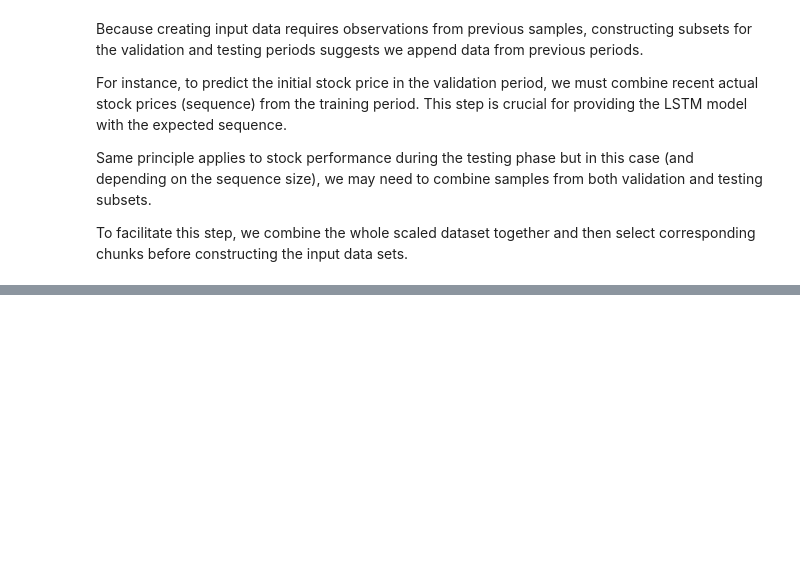
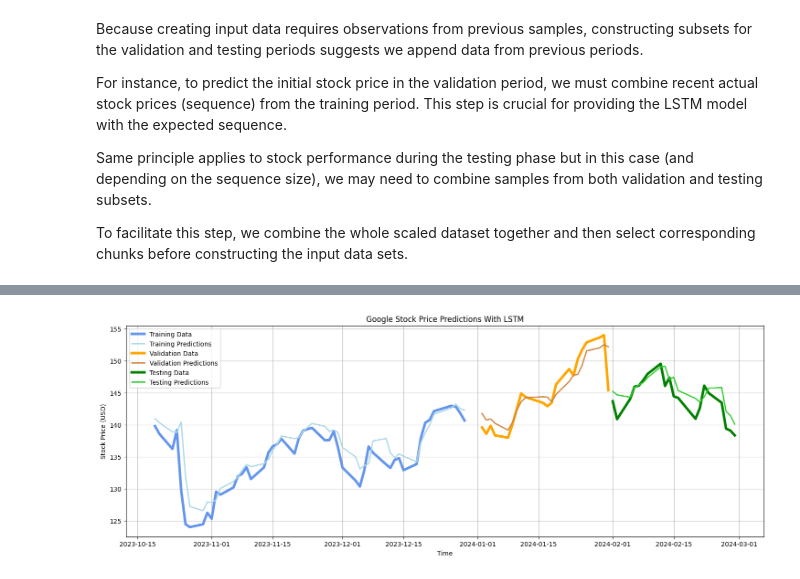
Before and after one commit to sinanw/lstm-stock-price-prediction, a Jupyter notebook: notebooks/3-model-training.ipynb, the cells around one changed output, grey strips where cells are left out. Saved outputs shown, nothing was run; the diff lists cells and outputs as text; code cells hidden in the pictures; blank space fills up the shorter version.

```diff
--- a/notebooks/3-model-training.ipynb
+++ b/notebooks/3-model-training.ipynb
@@ -244,0 +342,19 @@ plt.show()
+# %%
+recent_samples = 50
+plt.figure(figsize=(18,6))
+plt.plot(data_train_dates[-recent_samples:,], y_train_inv[-recent_samples:,], label="Training Data", color=train_actual_color, linewidth=4)
+plt.plot(data_train_dates[-recent_samples:,], y_train_predict_inv[-recent_samples:,], label="Training Predictions", linewidth=2, color=train_predicted_color)
+
+plt.plot(data_validate_dates, y_validate_inv, label="Validation Data", color=validate_actual_color, linewidth=4)
+plt.plot(data_validate_dates, y_validate_predict_inv, label="Validation Predictions", linewidth=2, color=validate_predicted_color)
+
+plt.plot(data_test_dates, y_test_inv, label="Testing Data", color=test_actual_color, linewidth=4)
+plt.plot(data_test_dates, y_test_predict_inv, label="Testing Predictions", linewidth=2, color=test_predicted_color)
+
+plt.title("Google Stock Price Predictions With LSTM")
+plt.xlabel("Time")
+plt.ylabel("Stock Price (USD)")
+plt.legend()
+plt.grid()
+# %% [output]
+[figure, added]
```
Also changed, not shown: parts of 27 cells of this notebook, 4 other files.
